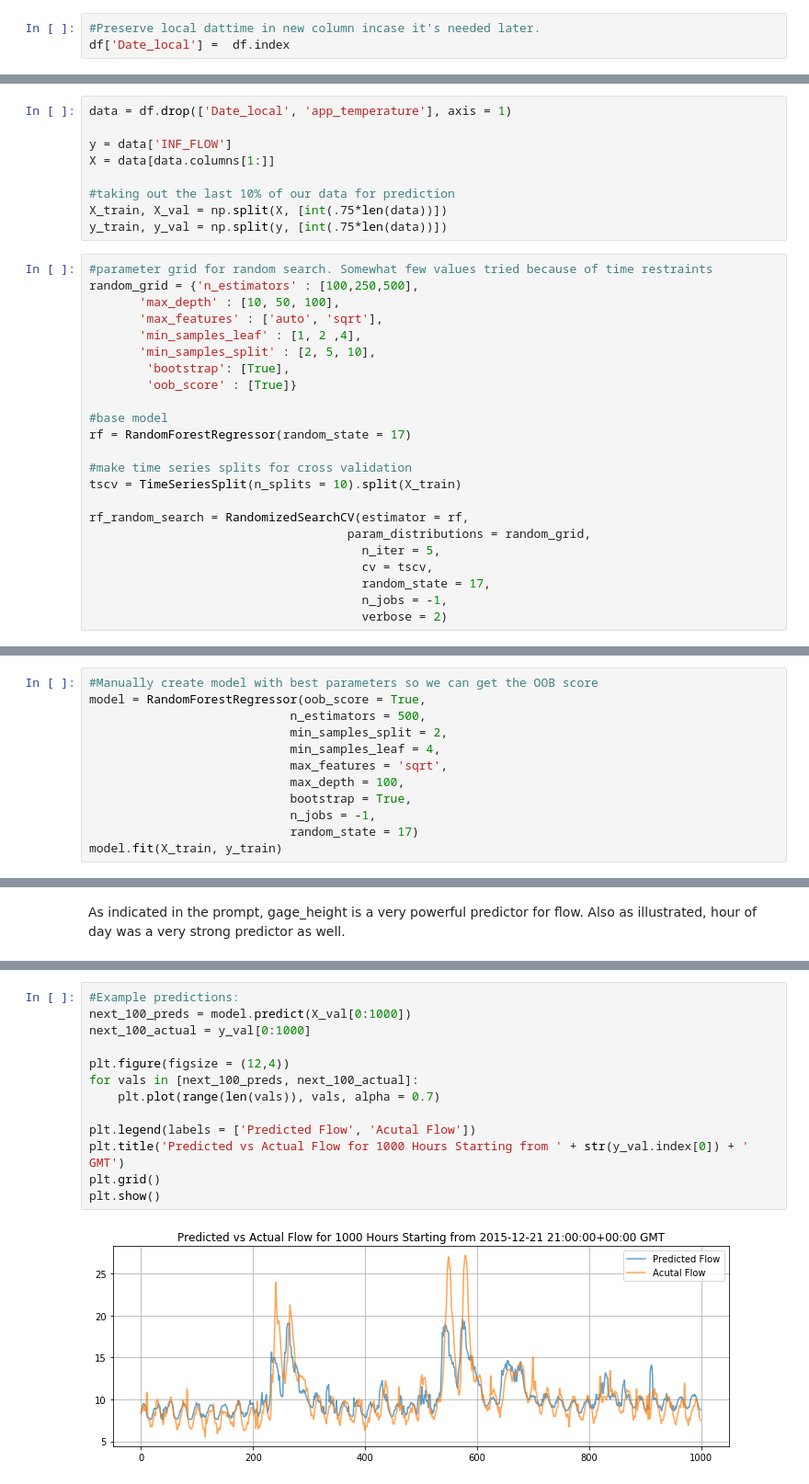
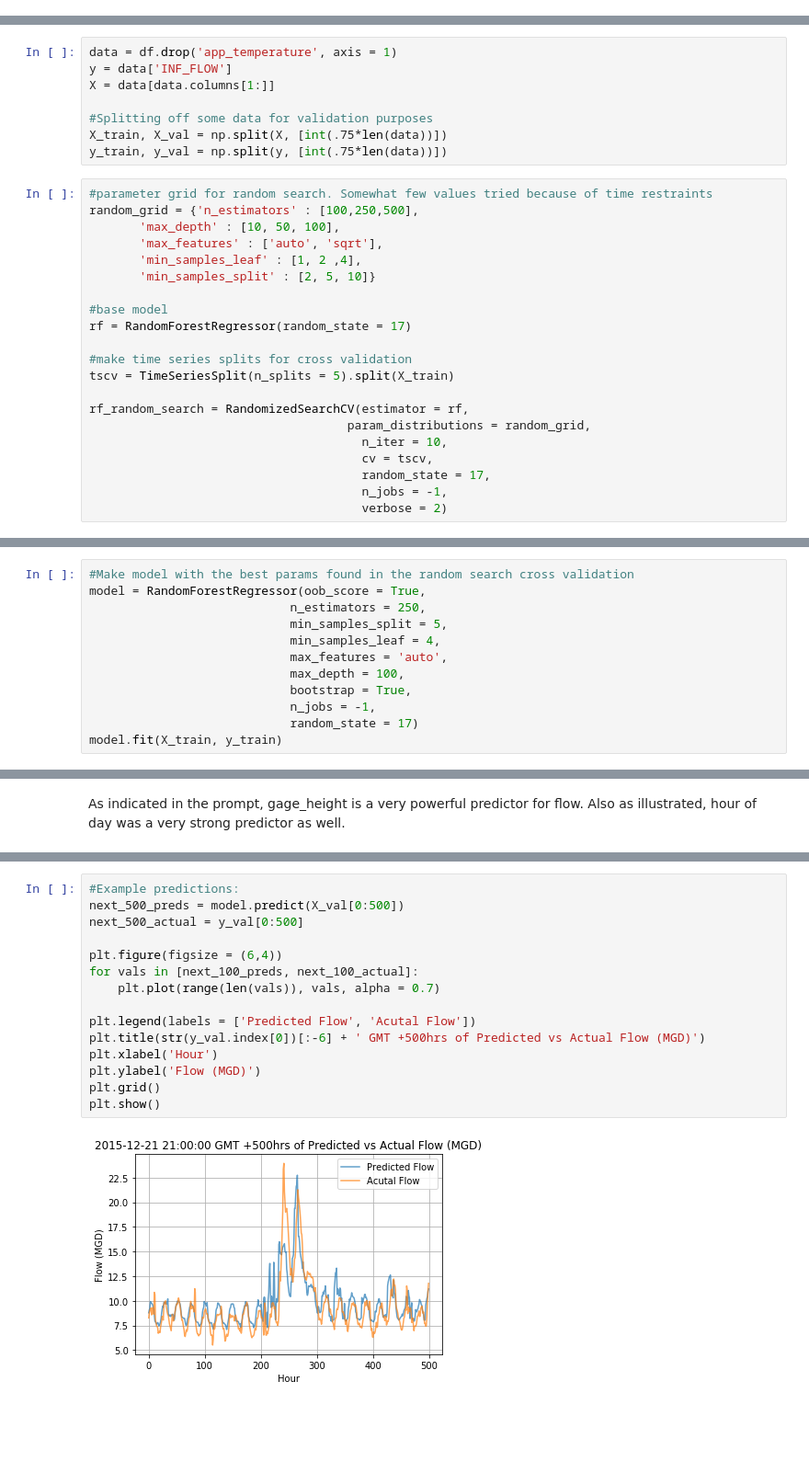
Before and after one commit to LucasXavierChurchman/plutoshift_flow, a Jupyter notebook: flow.ipynb, the cells around one changed output, grey strips where cells are left out. Shown at 92% size. Cells and saved outputs as stored; diff of their text form; blank space fills up the shorter version.

Commit message:
changed plot labels

```diff
--- a/flow.ipynb
+++ b/flow.ipynb
@@ -255,7 +232,4 @@ df.loc['2013-03-10 00:00:00':'2013-03-10 05:00:00'] #<- to show DST occuring
 # %%
 #Drop the timezone column
 df.drop('tz_cd', axis = 1, inplace = True)
-# %%
-#Preserve local dattime in new column incase it's needed later.
-df['Date_local'] =  df.index
 # %%
@@ -344,12 +328,11 @@ from sklearn.ensemble import RandomForestRegressor
 from sklearn.model_selection import train_test_split, RandomizedSearchCV, TimeSeriesSplit
 import pickle
 # %%
-data = df.drop(['Date_local', 'app_temperature'], axis = 1)
-
+data = df.drop('app_temperature', axis = 1)
 y = data['INF_FLOW']
 X = data[data.columns[1:]]
 
-#taking out the last 10% of our data for prediction
+#Splitting off some data for validation purposes
 X_train, X_val = np.split(X, [int(.75*len(data))])
 y_train, y_val = np.split(y, [int(.75*len(data))])
 # %%
@@ -358,19 +341,17 @@ random_grid = {'n_estimators' : [100,250,500],
        'max_depth' : [10, 50, 100],
        'max_features' : ['auto', 'sqrt'],
        'min_samples_leaf' : [1, 2 ,4],
-       'min_samples_split' : [2, 5, 10],
-        'bootstrap': [True],
-        'oob_score' : [True]}
+       'min_samples_split' : [2, 5, 10]}
 
 #base model
 rf = RandomForestRegressor(random_state = 17)
 
 #make time series splits for cross validation
-tscv = TimeSeriesSplit(n_splits = 10).split(X_train)
+tscv = TimeSeriesSplit(n_splits = 5).split(X_train)
 
 rf_random_search = RandomizedSearchCV(estimator = rf,
                                     param_distributions = random_grid,
-                                      n_iter = 5,
+                                      n_iter = 10,
                                       cv = tscv,
                                       random_state = 17,
                                       n_jobs = -1,
@@ -424,10 +396,10 @@ rf_random_search.best_params_
 # %%
-#Manually create model with best parameters so we can get the OOB score
+#Make model with the best params found in the random search cross validation
 model = RandomForestRegressor(oob_score = True,
-                            n_estimators = 500,
-                            min_samples_split = 2,
+                            n_estimators = 250,
+                            min_samples_split = 5,
                             min_samples_leaf = 4,
-                            max_features = 'sqrt',
+                            max_features = 'auto',
                             max_depth = 100,
                             bootstrap = True,
                             n_jobs = -1,
@@ -497,16 +470,18 @@ The top 9 features capture 90% of the explained variability in the model. If the
 # %%
 #Example predictions:
-next_100_preds = model.predict(X_val[0:1000])
-next_100_actual = y_val[0:1000]
+next_500_preds = model.predict(X_val[0:500])
+next_500_actual = y_val[0:500]
 
-plt.figure(figsize = (12,4))
+plt.figure(figsize = (6,4))
 for vals in [next_100_preds, next_100_actual]:
     plt.plot(range(len(vals)), vals, alpha = 0.7)
 
 plt.legend(labels = ['Predicted Flow', 'Acutal Flow'])
-plt.title('Predicted vs Actual Flow for 1000 Hours Starting from ' + str(y_val.index[0]) + ' GMT')
+plt.title(str(y_val.index[0])[:-6] + ' GMT +500hrs of Predicted vs Actual Flow (MGD)')
+plt.xlabel('Hour')
+plt.ylabel('Flow (MGD)')
 plt.grid()
 plt.show()
 # %% [output]
-[figure, old version]
+[figure, new version]
 # %% [markdown]
```
Also changed, not shown: parts of 46 cells of this notebook, 1 other file.
